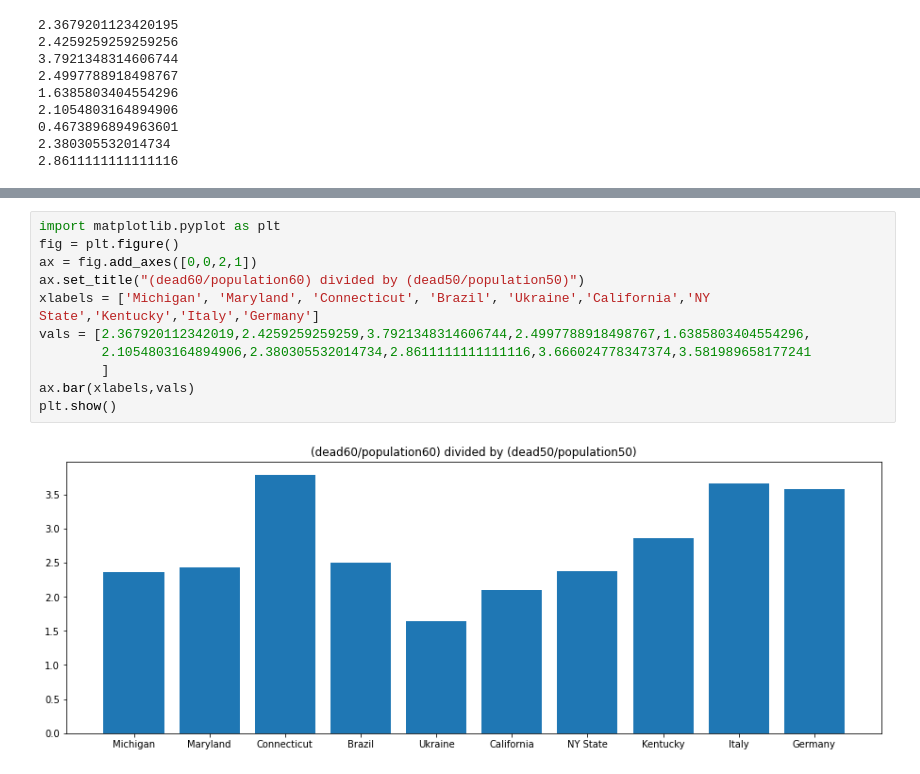
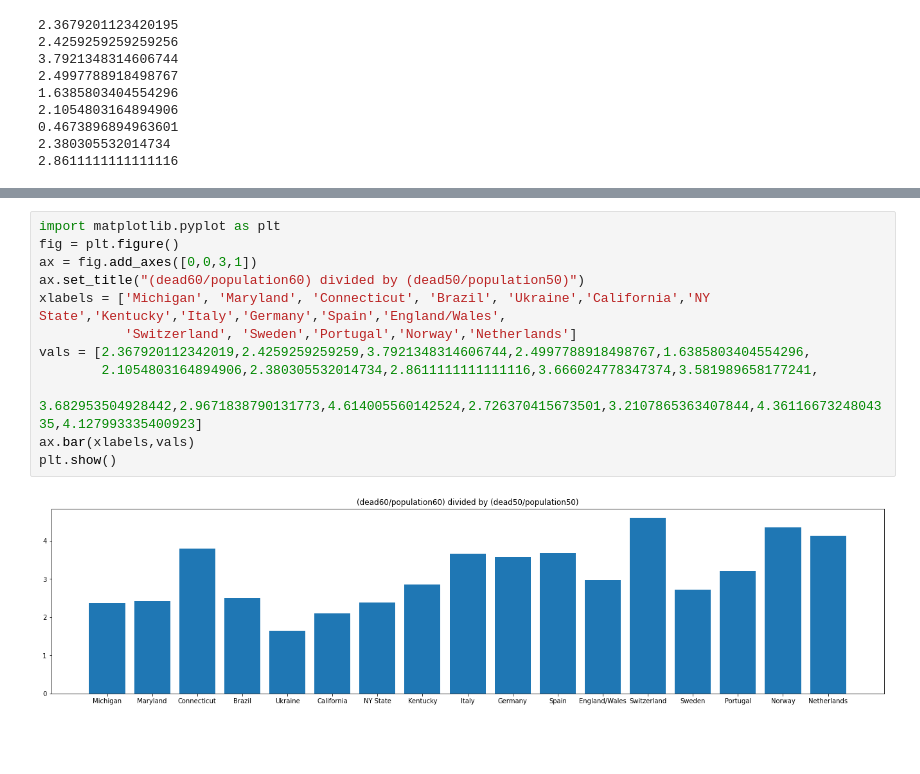
Before and after one commit to Ali-Kazmi/covid-visualizations, a Jupyter notebook: vis.ipynb, the cells around one changed output, grey strips where cells are left out. Cells and saved outputs as stored; diff of their text form; blank space fills up the shorter version.

```diff
--- a/vis.ipynb
+++ b/vis.ipynb
@@ -441,13 +469,14 @@ print((881/10086747)/(326/13369561))
 # %%
 import matplotlib.pyplot as plt
 fig = plt.figure()
-ax = fig.add_axes([0,0,2,1])
+ax = fig.add_axes([0,0,3,1])
 ax.set_title("(dead60/population60) divided by (dead50/population50)")
-xlabels = ['Michigan', 'Maryland', 'Connecticut', 'Brazil', 'Ukraine','California','NY State','Kentucky','Italy','Germany']
+xlabels = ['Michigan', 'Maryland', 'Connecticut', 'Brazil', 'Ukraine','California','NY State','Kentucky','Italy','Germany','Spain','England/Wales',
+           'Switzerland', 'Sweden','Portugal','Norway','Netherlands']
 vals = [2.367920112342019,2.4259259259259,3.7921348314606744,2.4997788918498767,1.6385803404554296,
-        2.1054803164894906,2.380305532014734,2.8611111111111116,3.666024778347374,3.581989658177241
-        ]
+        2.1054803164894906,2.380305532014734,2.8611111111111116,3.666024778347374,3.581989658177241,
+        3.682953504928442,2.9671838790131773,4.614005560142524,2.726370415673501,3.2107865363407844,4.3611667324804335,4.127993335400923]
 ax.bar(xlabels,vals)
 plt.show()
 # %% [output]
-[figure, old version]
+[figure, new version]
```
Also changed, not shown: parts of 2 cells of this notebook.
